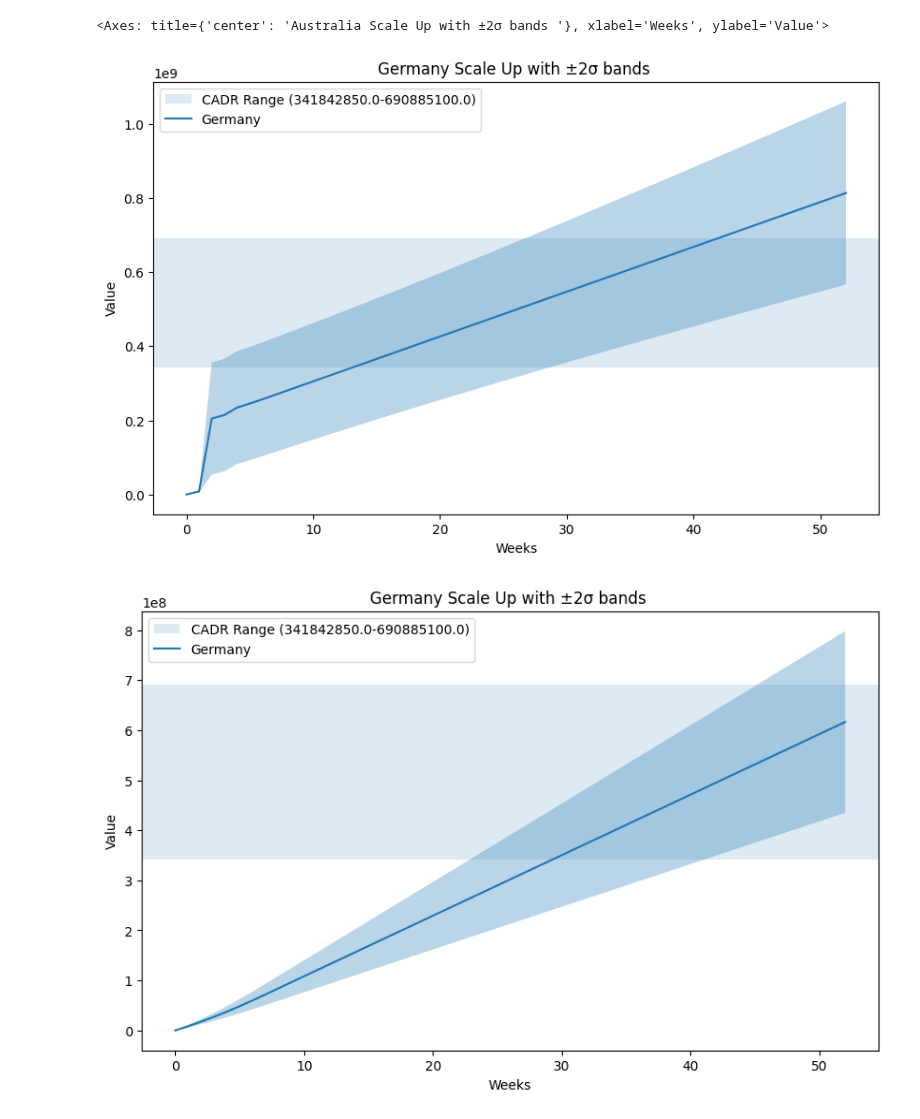
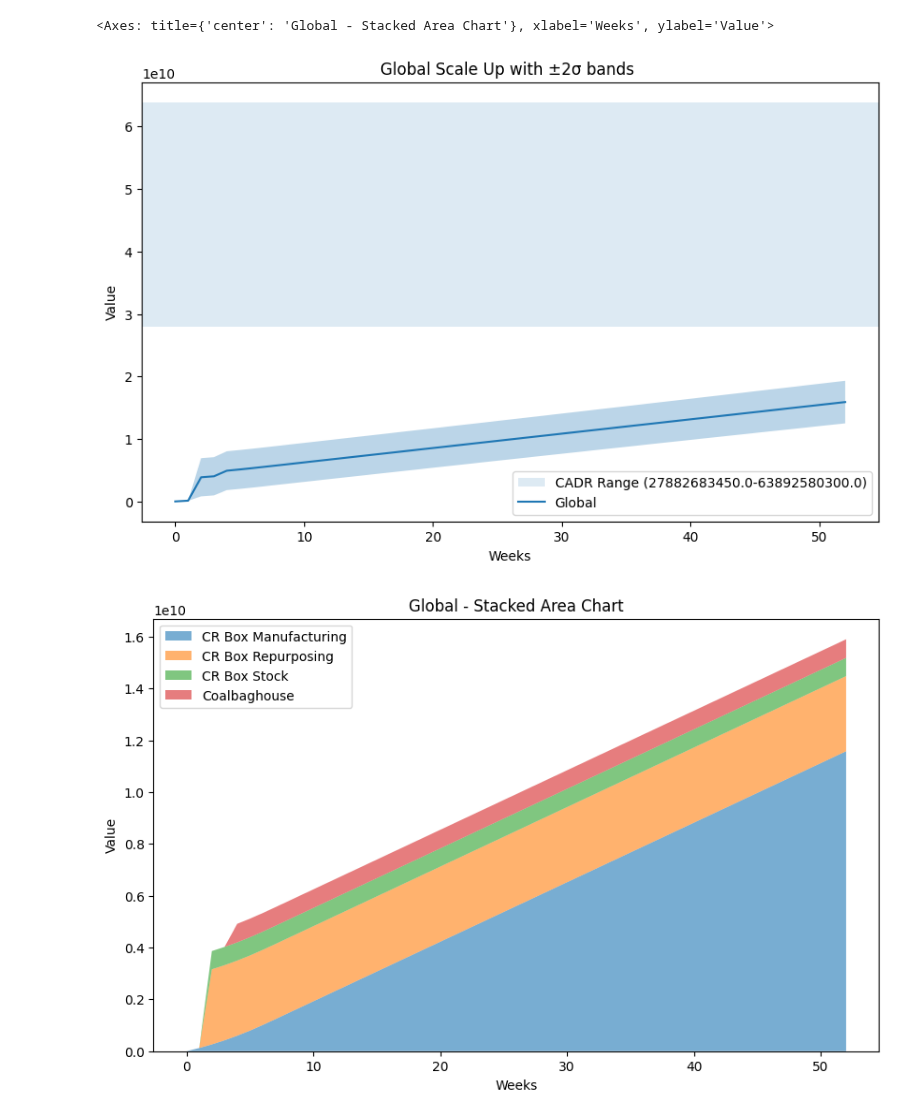
Before and after one commit to SPROOK/InRoomAirFilterScaleUp, a Jupyter notebook: scripts/Scale_Up_Visualiser.ipynb, the cells around one changed output. Saved outputs shown, nothing was run; the diff lists cells and outputs as text; code cells hidden in the pictures.

Commit message:
Stacked plots added

```diff
--- a/scripts/Scale_Up_Visualiser.ipynb
+++ b/scripts/Scale_Up_Visualiser.ipynb
@@ -74,6 +74,36 @@ def plot_multiple_regions(df, region, sigma=1):
         plot_region(df, c, ax=ax, sigma=sigma)
     plt.title(f"Multiple Regions series with ±{sigma}σ bands")
     plt.show()
+
+def plot_stacked_regions(df1, df2, df3, df4, region, ax=None):
+    'Plot a stacked area chart for 4 dataframes for a given region.'
+    if ax is None:
+        fig, ax = plt.subplots(figsize=(10,6))
+
+    # Get series from each dataframe
+    t1, vals1, _ = get_series(df1, region)
+    t2, vals2, _ = get_series(df2, region)
+    t3, vals3, _ = get_series(df3, region)
+    t4, vals4, _ = get_series(df4, region)
+
+    # Ensure all time indices are the same
+    t = t1  # assume all dfs have the same weeks
+
+    # Stack values as a list of arrays
+    stack_vals = [vals1, vals2, vals3, vals4]
+
+    # Default labels if not provided
+    labels = ['CR Box Manufacturing', 'CR Box Repurposing', 'CR Box Stock', 'Coalbaghouse']
+
+    # Plot stacked area
+    ax.stackplot(t, *stack_vals, labels=labels, alpha=0.6)
+
+    ax.set_title(f"{region} - Stacked Area Chart")
+    ax.set_xlabel("Weeks")
+    ax.set_ylabel("Value")
+    ax.legend(loc='upper left')
+
+    return ax
 # %%
 ## ---------------------------- Varaibles ----------------------------
 
@@ -103,22 +133,20 @@ UNRegion_list = ['Australia and New Zealand',
 # %%
 ## ---------------------------- Scale Up Plotting for Tester ----------------------------
 df_MAIN_loaded = pd.read_pickle(main_scale_up_path.with_suffix(".pkl"))
 
 df_CR_MAN_loaded = pd.read_pickle(cr_man_scale_up_path.with_suffix(".pkl"))
 df_CR_REPUR_loaded = pd.read_pickle(cr_repur_scale_up_path.with_suffix(".pkl"))
 df_CR_STOCK_loaded = pd.read_pickle(cr_stock_scale_up_path.with_suffix(".pkl"))
 df_COALBAG_loaded = pd.read_pickle(coalbag_scale_up_path.with_suffix(".pkl"))
 
-plot_region(df_MAIN_loaded, "Germany", sigma=2)
-plot_region(df_CR_MAN_loaded, "Germany", sigma=2)
-
-plot_region(df_COALBAG_loaded,'Australia', sigma=2)
+plot_region(df_MAIN_loaded, "Global", sigma=2)
+plot_stacked_regions(df_CR_MAN_loaded, df_CR_REPUR_loaded, df_CR_STOCK_loaded, df_COALBAG_loaded, 'Global')
 
 # plot_multiple_regions(df_MAIN_loaded, ["Eastern Asia", "Northern America", "Northern Europe"], sigma =2)
 
 # for i in UNRegion_list:
 #     plot_region(df_MAIN_loaded, i, sigma=1)
 # %% [output]
-<Axes: title={'center': 'Australia Scale Up with ±2σ bands '}, xlabel='Weeks', ylabel='Value'>
+<Axes: title={'center': 'Global - Stacked Area Chart'}, xlabel='Weeks', ylabel='Value'>
-[figure, old version]
+[figure, new version]
-[figure, old version]
+[figure, new version]
```
Also changed, not shown: parts of 1 cell of this notebook.
